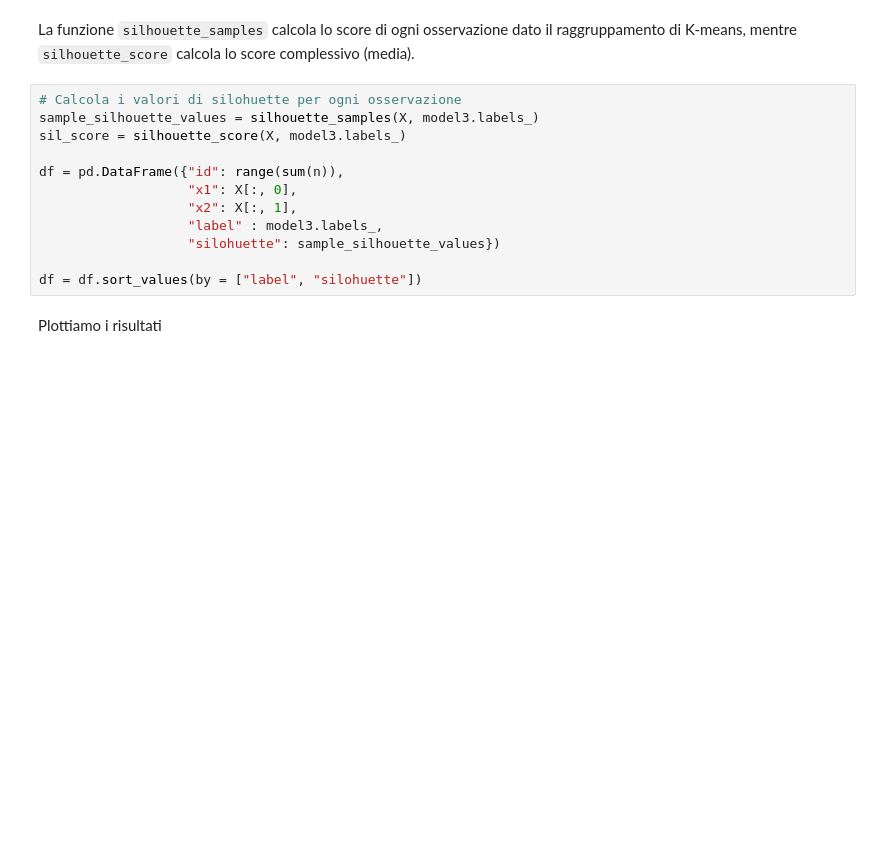
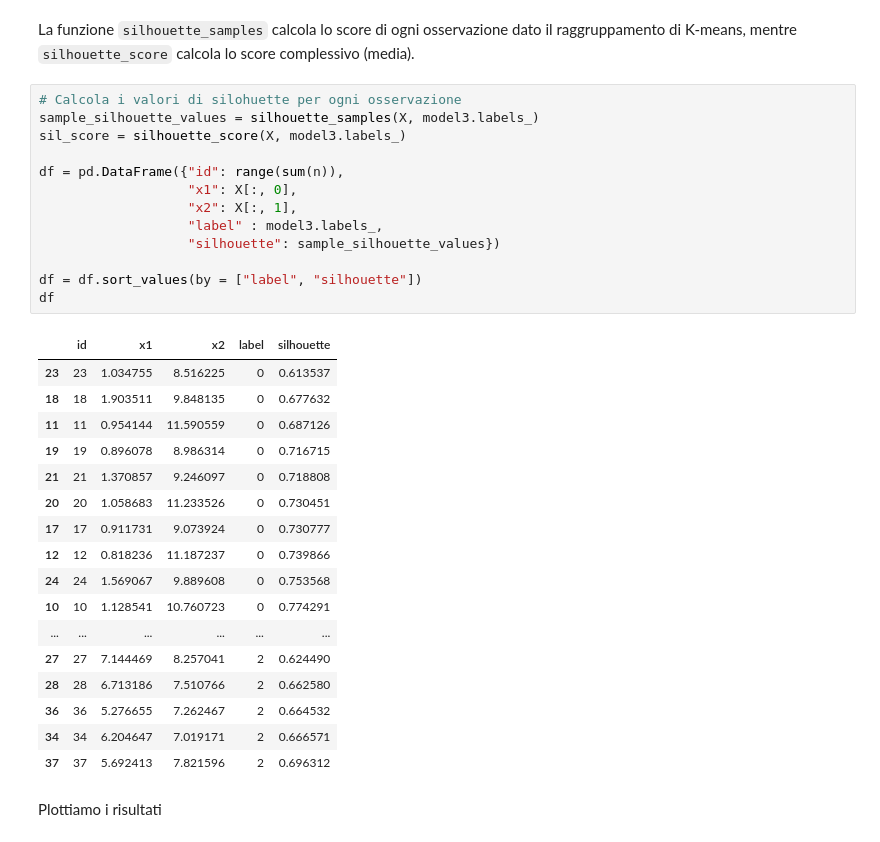
Before and after one commit to jb-sharp/stat4bigdata, a Jupyter notebook: Lezione 9/09-sklearn.ipynb, the cells around one changed output. Cells and saved outputs as stored; diff of their text form; blank space fills up the shorter version.

```diff
--- a/Lezione 9/09-sklearn.ipynb
+++ b/Lezione 9/09-sklearn.ipynb
@@ -148,15 +212,34 @@ La funzione `silhouette_samples` calcola lo score di ogni osservazione dato il r
 # %%
 # Calcola i valori di silohuette per ogni osservazione
 sample_silhouette_values = silhouette_samples(X, model3.labels_)
 sil_score = silhouette_score(X, model3.labels_)
 
 df = pd.DataFrame({"id": range(sum(n)),
                    "x1": X[:, 0],
                    "x2": X[:, 1],
                    "label" : model3.labels_,
-                   "silohuette": sample_silhouette_values})
+                   "silhouette": sample_silhouette_values})
 
-df = df.sort_values(by = ["label", "silohuette"])
+df = df.sort_values(by = ["label", "silhouette"])
+df
+# %% [output]
+|  | id | x1 | x2 | label | silhouette |
+| 23 | 23 | 1.034755 | 8.516225 | 0 | 0.613537 |
+| 18 | 18 | 1.903511 | 9.848135 | 0 | 0.677632 |
+| 11 | 11 | 0.954144 | 11.590559 | 0 | 0.687126 |
+| 19 | 19 | 0.896078 | 8.986314 | 0 | 0.716715 |
+| 21 | 21 | 1.370857 | 9.246097 | 0 | 0.718808 |
+| 20 | 20 | 1.058683 | 11.233526 | 0 | 0.730451 |
+| 17 | 17 | 0.911731 | 9.073924 | 0 | 0.730777 |
+| 12 | 12 | 0.818236 | 11.187237 | 0 | 0.739866 |
+| 24 | 24 | 1.569067 | 9.889608 | 0 | 0.753568 |
+| 10 | 10 | 1.128541 | 10.760723 | 0 | 0.774291 |
+| ... | ... | ... | ... | ... | ... |
+| 27 | 27 | 7.144469 | 8.257041 | 2 | 0.624490 |
+| 28 | 28 | 6.713186 | 7.510766 | 2 | 0.662580 |
+| 36 | 36 | 5.276655 | 7.262467 | 2 | 0.664532 |
+| 34 | 34 | 6.204647 | 7.019171 | 2 | 0.666571 |
+| 37 | 37 | 5.692413 | 7.821596 | 2 | 0.696312 |
 # %% [markdown]
 Plottiamo i risultati
 # %%
```
Also changed, not shown: parts of 53 cells of this notebook.
